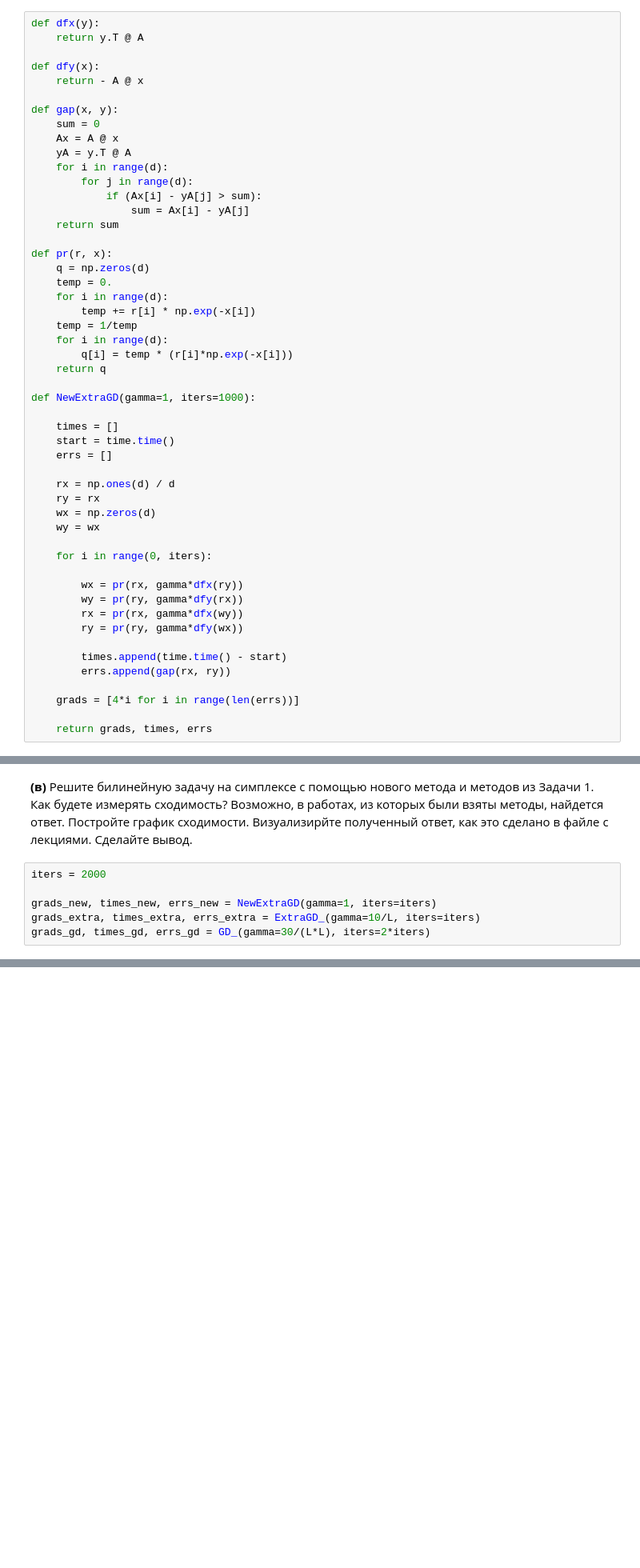
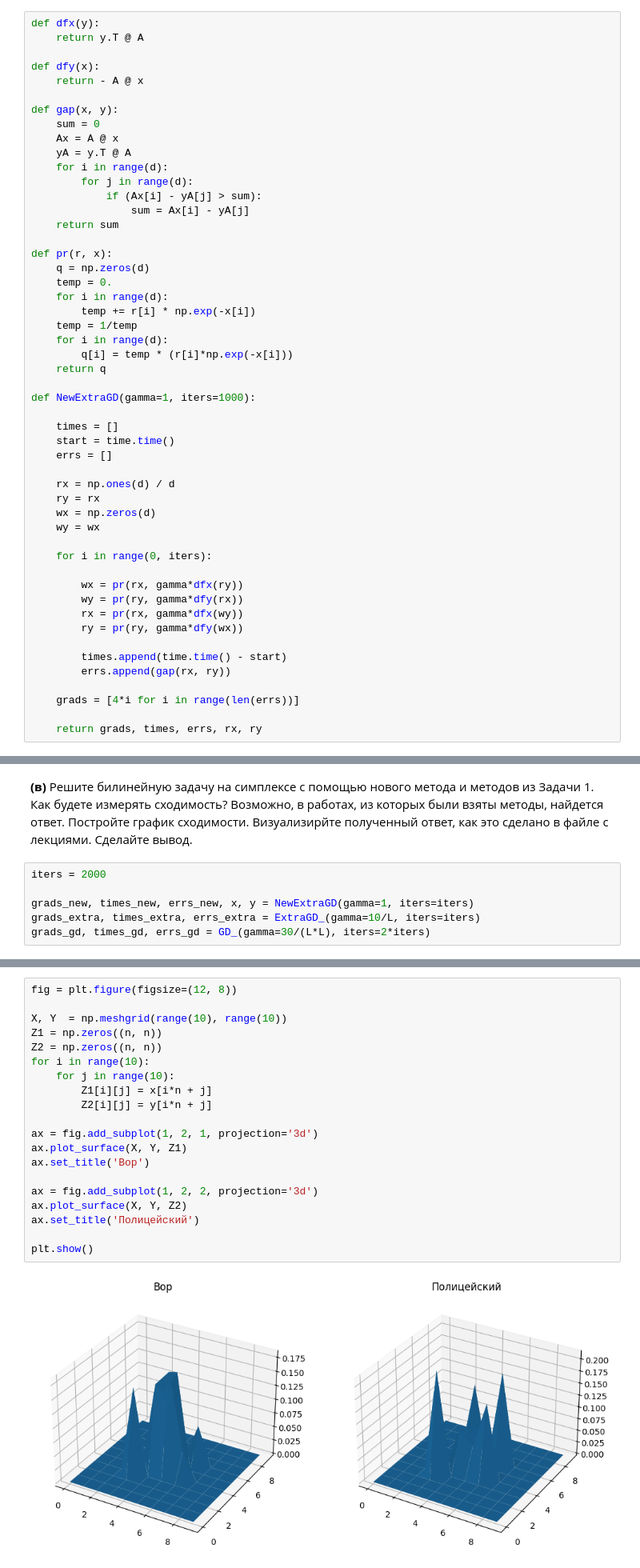
Before and after one commit to featztex/optimization, a Jupyter notebook: hw/Emelyanov_HW_8.ipynb, the cells around one changed output, grey strips where cells are left out. Shown: that part at 80% size. Saved outputs shown, nothing was run; the diff lists cells and outputs as text; blank space fills up the shorter version.

```diff
--- a/hw/Emelyanov_HW_8.ipynb
+++ b/hw/Emelyanov_HW_8.ipynb
@@ -260,7 +264,7 @@ def NewExtraGD(gamma=1, iters=1000):
 
     grads = [4*i for i in range(len(errs))]
 
-    return grads, times, errs
+    return grads, times, errs, rx, ry
 # %%
 def proj_(x):
     u = np.sort(x)
@@ -336,7 +340,7 @@ __(в)__ Решите билинейную задачу на симплексе
 # %%
 iters = 2000
 
-grads_new, times_new, errs_new = NewExtraGD(gamma=1, iters=iters)
+grads_new, times_new, errs_new, x, y = NewExtraGD(gamma=1, iters=iters)
 grads_extra, times_extra, errs_extra = ExtraGD_(gamma=10/L, iters=iters)
 grads_gd, times_gd, errs_gd = GD_(gamma=30/(L*L), iters=2*iters)
 # %%
@@ -348,0 +375,22 @@ risovach(grads=[grads_new, grads_extra, grads_gd],
+# %%
+fig = plt.figure(figsize=(12, 8))
+
+X, Y  = np.meshgrid(range(10), range(10))
+Z1 = np.zeros((n, n))
+Z2 = np.zeros((n, n))
+for i in range(10):
+    for j in range(10):
+        Z1[i][j] = x[i*n + j]
+        Z2[i][j] = y[i*n + j]
+
+ax = fig.add_subplot(1, 2, 1, projection='3d')
+ax.plot_surface(X, Y, Z1)
+ax.set_title('Вор')
+
+ax = fig.add_subplot(1, 2, 2, projection='3d')
+ax.plot_surface(X, Y, Z2)
+ax.set_title('Полицейский')
+
+plt.show()
+# %% [output]
+[figure, added]
```
Also changed, not shown: parts of 5 cells of this notebook.
